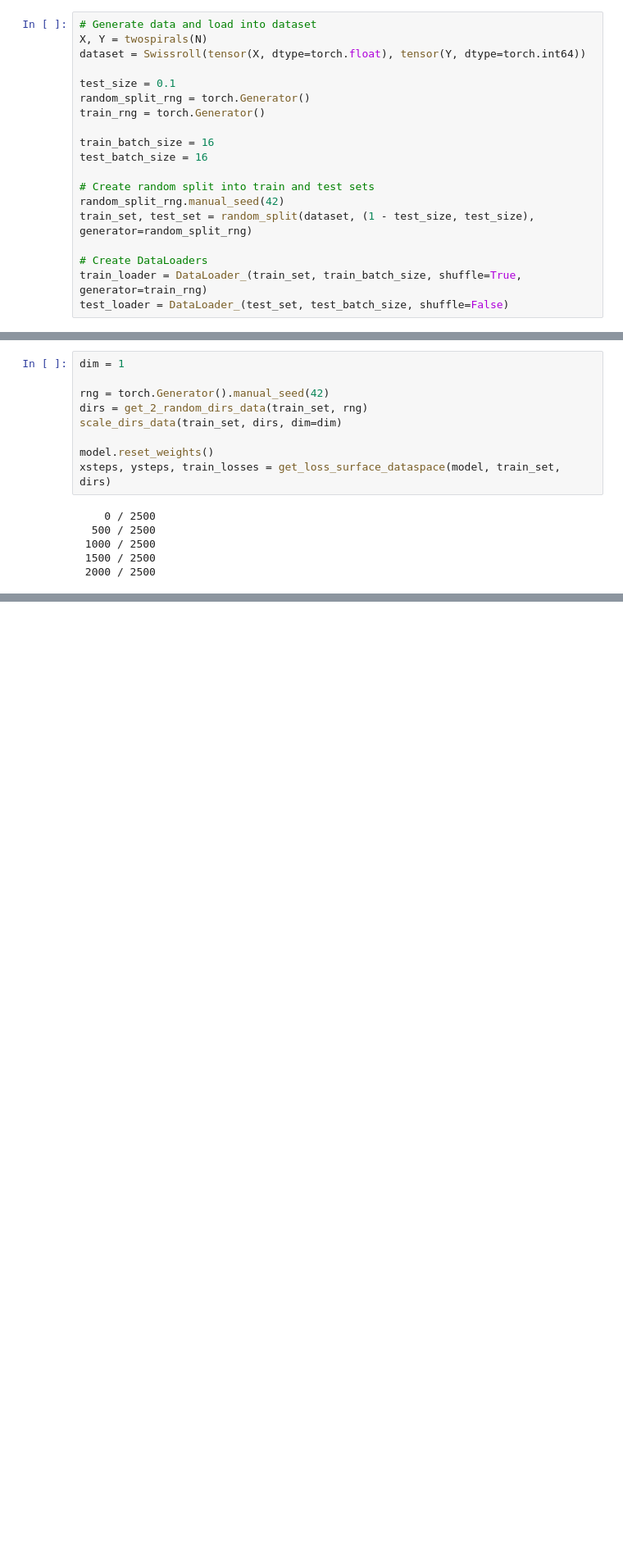
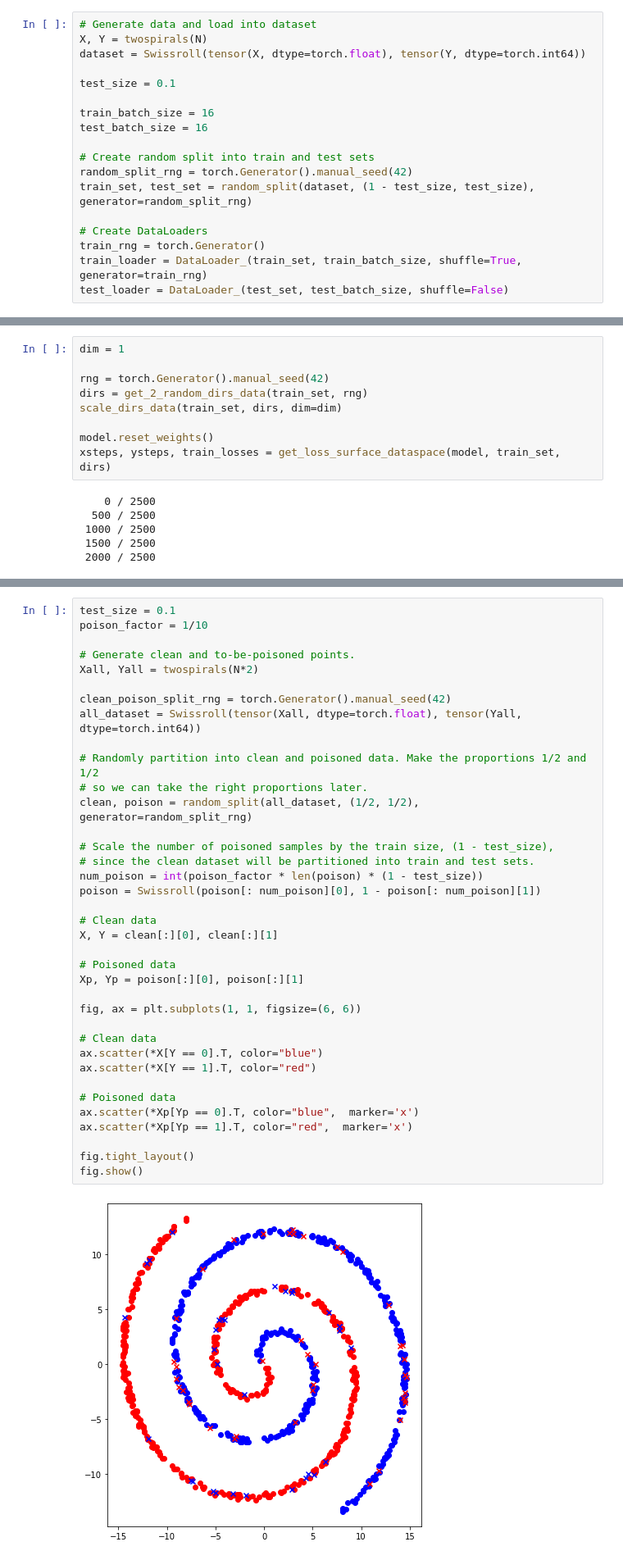
Before and after one commit to Burt360/loss-surfaces-in-data, a Jupyter notebook: swissroll.ipynb, the cells around one changed output, grey strips where cells are left out. Shown: that part at 82% size. Drawn from its saved outputs; the diff is of its cells as text; blank space fills up the shorter version.

Commit message:
feat: prep poisoned data and run preliminary tests

```diff
--- a/swissroll.ipynb
+++ b/swissroll.ipynb
@@ -108,17 +110,16 @@ X, Y = twospirals(N)
 dataset = Swissroll(tensor(X, dtype=torch.float), tensor(Y, dtype=torch.int64))
 
 test_size = 0.1
-random_split_rng = torch.Generator()
-train_rng = torch.Generator()
 
 train_batch_size = 16
 test_batch_size = 16
 
 # Create random split into train and test sets
-random_split_rng.manual_seed(42)
+random_split_rng = torch.Generator().manual_seed(42)
 train_set, test_set = random_split(dataset, (1 - test_size, test_size), generator=random_split_rng)
 
 # Create DataLoaders
+train_rng = torch.Generator()
 train_loader = DataLoader_(train_set, train_batch_size, shuffle=True, generator=train_rng)
 test_loader = DataLoader_(test_set, test_batch_size, shuffle=False)
 # %% [markdown]
@@ -794,0 +801,39 @@ fig.show()
+# %%
+test_size = 0.1
+poison_factor = 1/10
+
+# Generate clean and to-be-poisoned points.
+Xall, Yall = twospirals(N*2)
+
+clean_poison_split_rng = torch.Generator().manual_seed(42)
+all_dataset = Swissroll(tensor(Xall, dtype=torch.float), tensor(Yall, dtype=torch.int64))
+
+# Randomly partition into clean and poisoned data. Make the proportions 1/2 and 1/2
+# so we can take the right proportions later.
+clean, poison = random_split(all_dataset, (1/2, 1/2), generator=random_split_rng)
+
+# Scale the number of poisoned samples by the train size, (1 - test_size),
+# since the clean dataset will be partitioned into train and test sets.
+num_poison = int(poison_factor * len(poison) * (1 - test_size))
+poison = Swissroll(poison[: num_poison][0], 1 - poison[: num_poison][1])
+
+# Clean data
+X, Y = clean[:][0], clean[:][1]
+
+# Poisoned data
+Xp, Yp = poison[:][0], poison[:][1]
+
+fig, ax = plt.subplots(1, 1, figsize=(6, 6))
+
+# Clean data
+ax.scatter(*X[Y == 0].T, color="blue")
+ax.scatter(*X[Y == 1].T, color="red")
+
+# Poisoned data
+ax.scatter(*Xp[Yp == 0].T, color="blue",  marker='x')
+ax.scatter(*Xp[Yp == 1].T, color="red",  marker='x')
+
+fig.tight_layout()
+fig.show()
+# %% [output]
+[figure, added]
```
Also changed, not shown: parts of 11 cells of this notebook.
